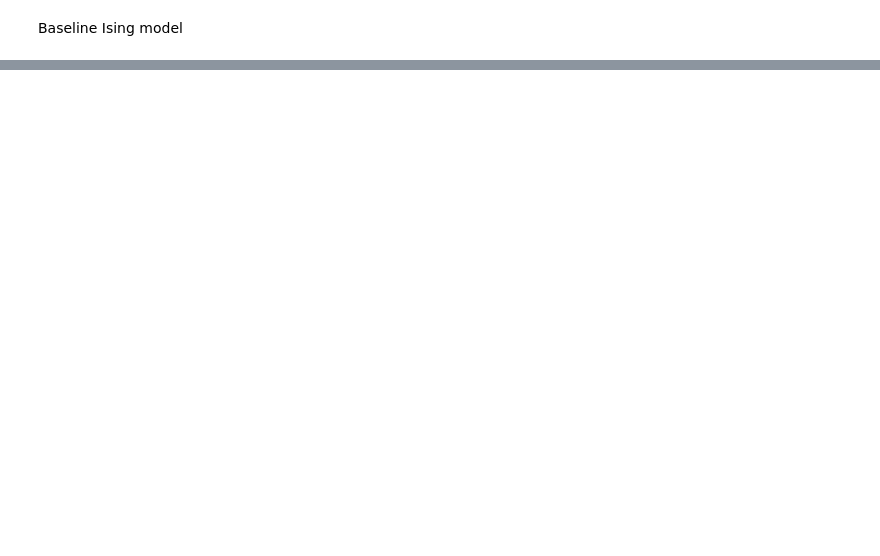
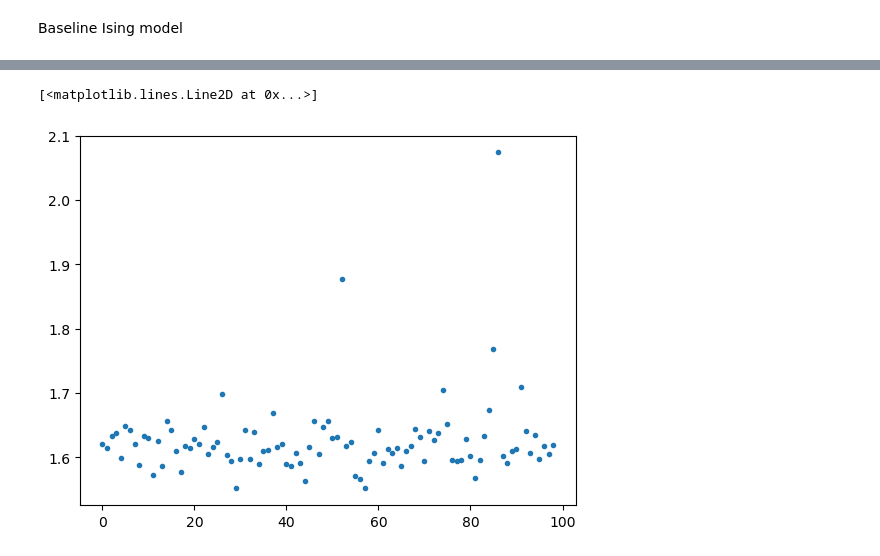
Before and after one commit to PaulHosek/ComplexSystemSimulation, a Jupyter notebook: inflection_experiments.ipynb, the cells around one changed output, grey strips where cells are left out. Saved outputs shown, nothing was run; the diff lists cells and outputs as text; code cells hidden in the pictures; blank space fills up the shorter version.

```diff
--- a/inflection_experiments.ipynb
+++ b/inflection_experiments.ipynb
@@ -21,0 +31,5 @@ ponds, sums = iceing_test.run(15_000_000)
+# %%
+plt.plot(inflections_ising, ls = '', marker = '.')
+# %% [output]
+[<matplotlib.lines.Line2D at 0x...>]
+[figure, added]
```
Also changed, not shown: parts of 23 cells of this notebook, 2 other files.
